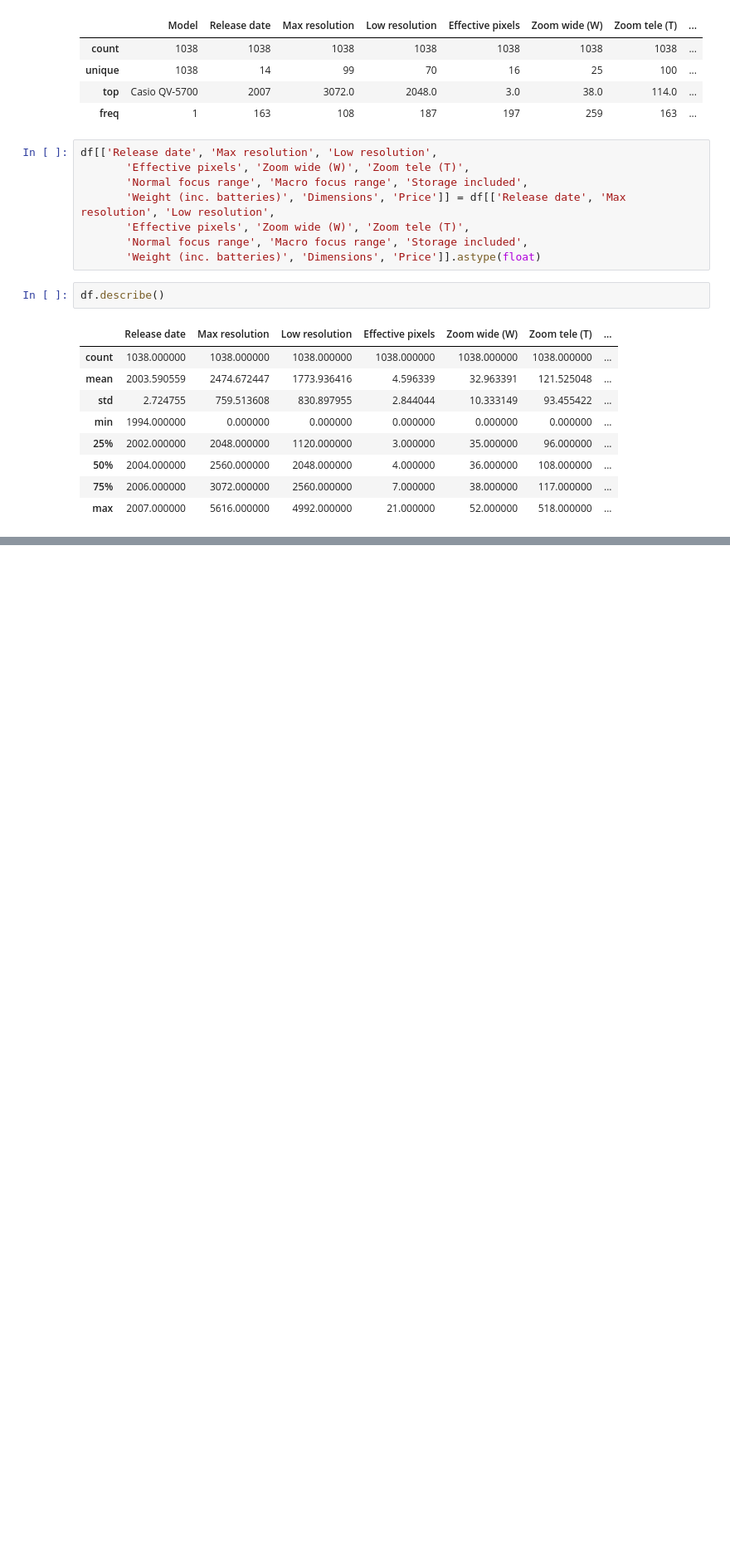
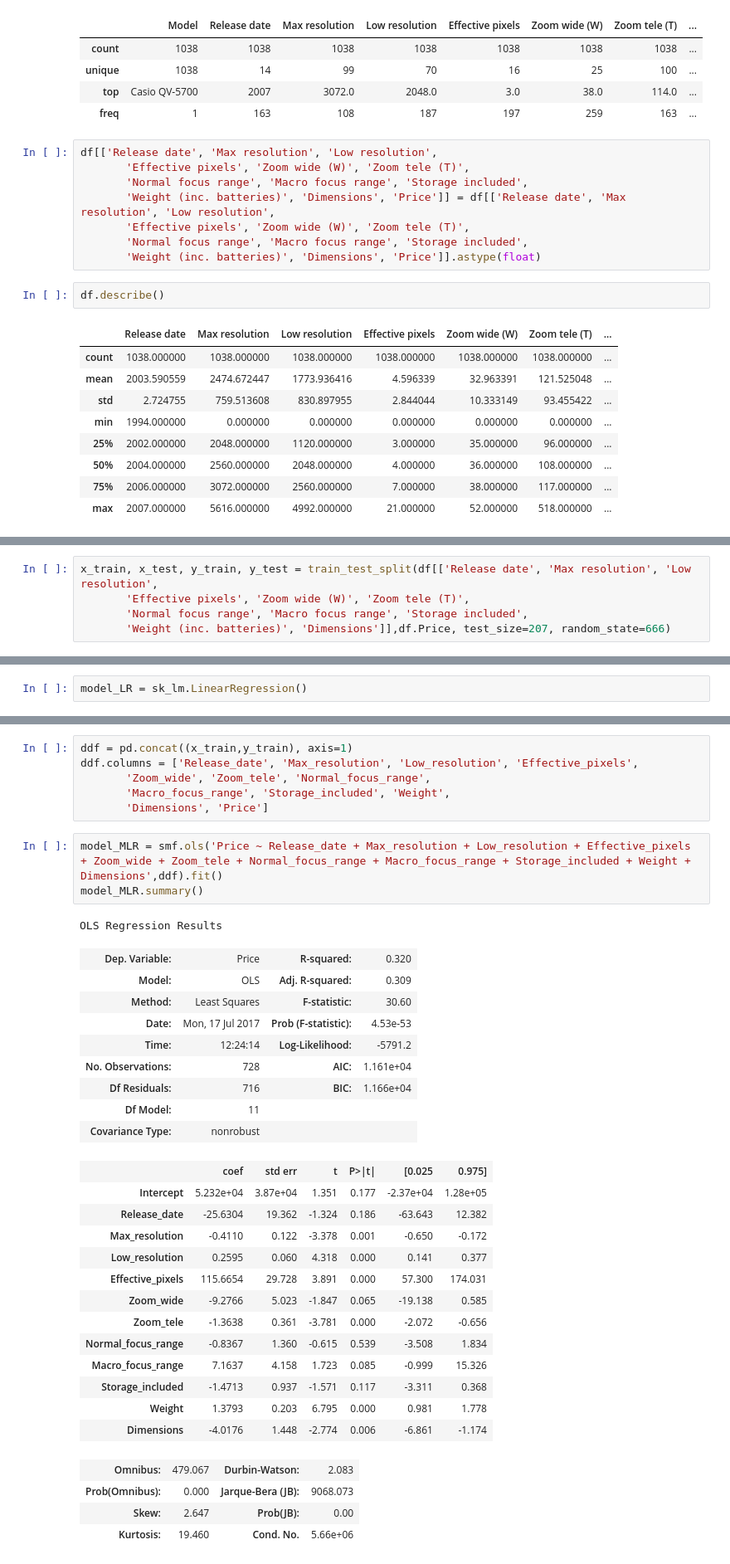
Before and after one commit to mainak24/Regression-2, a Jupyter notebook: Linear_1_camera.ipynb, the cells around one changed output, grey strips where cells are left out. Shown at 83% size. Saved outputs shown, nothing was run; the diff lists cells and outputs as text; blank space fills up the shorter version.

```diff
--- a/Linear_1_camera.ipynb
+++ b/Linear_1_camera.ipynb
@@ -175,0 +482,5 @@ df[df["Dimensions"].isnull()==True]
+# %%
+x_train, x_test, y_train, y_test = train_test_split(df[['Release date', 'Max resolution', 'Low resolution',
+       'Effective pixels', 'Zoom wide (W)', 'Zoom tele (T)',
+       'Normal focus range', 'Macro focus range', 'Storage included',
+       'Weight (inc. batteries)', 'Dimensions']],df.Price, test_size=207, random_state=666)
@@ -175,0 +503,2 @@ df[df["Dimensions"].isnull()==True]
+# %%
+model_LR = sk_lm.LinearRegression()
@@ -175,0 +518,37 @@ df[df["Dimensions"].isnull()==True]
+# %%
+ddf = pd.concat((x_train,y_train), axis=1)
+ddf.columns = ['Release_date', 'Max_resolution', 'Low_resolution', 'Effective_pixels',
+       'Zoom_wide', 'Zoom_tele', 'Normal_focus_range',
+       'Macro_focus_range', 'Storage_included', 'Weight',
+       'Dimensions', 'Price']
+# %%
+model_MLR = smf.ols('Price ~ Release_date + Max_resolution + Low_resolution + Effective_pixels + Zoom_wide + Zoom_tele + Normal_focus_range + Macro_focus_range + Storage_included + Weight + Dimensions',ddf).fit()
+model_MLR.summary()
+# %% [output]
+OLS Regression Results
+| Dep. Variable: | Price | R-squared: | 0.320 |
+| Model: | OLS | Adj. R-squared: | 0.309 |
+| Method: | Least Squares | F-statistic: | 30.60 |
+| Date: | Mon, 17 Jul 2017 | Prob (F-statistic): | 4.53e-53 |
+| Time: | 12:24:14 | Log-Likelihood: | -5791.2 |
+| No. Observations: | 728 | AIC: | 1.161e+04 |
+| Df Residuals: | 716 | BIC: | 1.166e+04 |
+| Df Model: | 11 |  |  |
+| Covariance Type: | nonrobust |  |  |
+|  | coef | std err | t | P>|t| | [0.025 | 0.975] |
+| Intercept | 5.232e+04 | 3.87e+04 | 1.351 | 0.177 | -2.37e+04 | 1.28e+05 |
+| Release_date | -25.6304 | 19.362 | -1.324 | 0.186 | -63.643 | 12.382 |
+| Max_resolution | -0.4110 | 0.122 | -3.378 | 0.001 | -0.650 | -0.172 |
+| Low_resolution | 0.2595 | 0.060 | 4.318 | 0.000 | 0.141 | 0.377 |
+| Effective_pixels | 115.6654 | 29.728 | 3.891 | 0.000 | 57.300 | 174.031 |
+| Zoom_wide | -9.2766 | 5.023 | -1.847 | 0.065 | -19.138 | 0.585 |
+| Zoom_tele | -1.3638 | 0.361 | -3.781 | 0.000 | -2.072 | -0.656 |
+| Normal_focus_range | -0.8367 | 1.360 | -0.615 | 0.539 | -3.508 | 1.834 |
+| Macro_focus_range | 7.1637 | 4.158 | 1.723 | 0.085 | -0.999 | 15.326 |
+| Storage_included | -1.4713 | 0.937 | -1.571 | 0.117 | -3.311 | 0.368 |
+| Weight | 1.3793 | 0.203 | 6.795 | 0.000 | 0.981 | 1.778 |
+| Dimensions | -4.0176 | 1.448 | -2.774 | 0.006 | -6.861 | -1.174 |
+| Omnibus: | 479.067 | Durbin-Watson: | 2.083 |
+| Prob(Omnibus): | 0.000 | Jarque-Bera (JB): | 9068.073 |
+| Skew: | 2.647 | Prob(JB): | 0.00 |
+| Kurtosis: | 19.460 | Cond. No. | 5.66e+06 |
```
Also changed, not shown: parts of 43 cells of this notebook.
